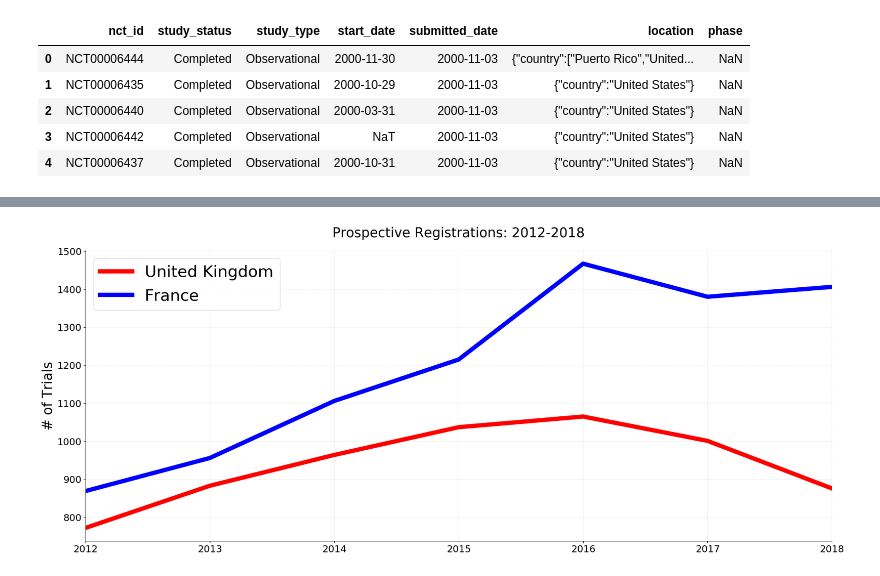
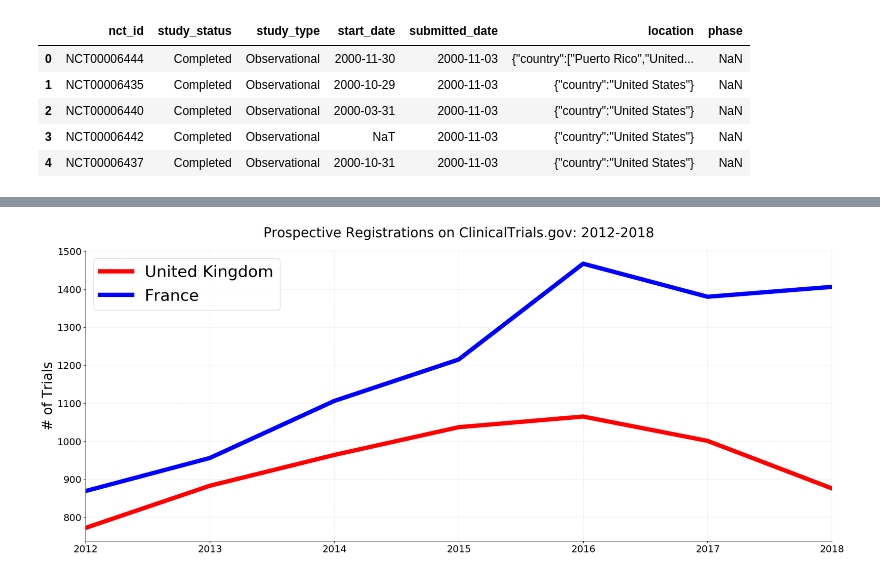
Before and after one commit to ebmdatalab/euctr_country_level_analysis, a Jupyter notebook: EUCTR Trends/Time Trends_neat.ipynb, the cells around one changed output, grey strips where cells are left out. Cells and saved outputs as stored; diff of their text form; code cells hidden in the pictures.

```diff
--- a/EUCTR Trends/Time Trends_neat.ipynb
+++ b/EUCTR Trends/Time Trends_neat.ipynb
@@ -285,12 +285,12 @@ graph(start_date_year, uk_q.start, fr_q.start)
 # %%
 with_filt = (ctgov.study_status != "Withdrawn")
 prosp_filt = (ctgov.start_date > ctgov.submitted_date)
-prosp_reg_year = "Prospective Registrations: 2012-2018"
+prosp_reg_year = "Prospective Registrations on ClinicalTrials.gov: 2012-2018"
 uk_qr = process_ctdata(ctgov[with_filt & prosp_filt],'United Kingdom', quarters=False, p1_filter=False)
 fr_qr = process_ctdata(ctgov[with_filt & prosp_filt],'France', quarters=False, p1_filter=False)
 graph(prosp_reg_year, uk_qr.submitted, fr_qr.submitted)
 # %% [output]
-[figure, old version]
+[figure, new version]
 # %%
 uk_qr = process_ctdata(ctgov[with_filt & prosp_filt],'United Kingdom', quarters=True, p1_filter=False)
 fr_qr = process_ctdata(ctgov[with_filt & prosp_filt],'France', quarters=True, p1_filter=False)
```
Also changed, not shown: parts of 6 cells of this notebook.
